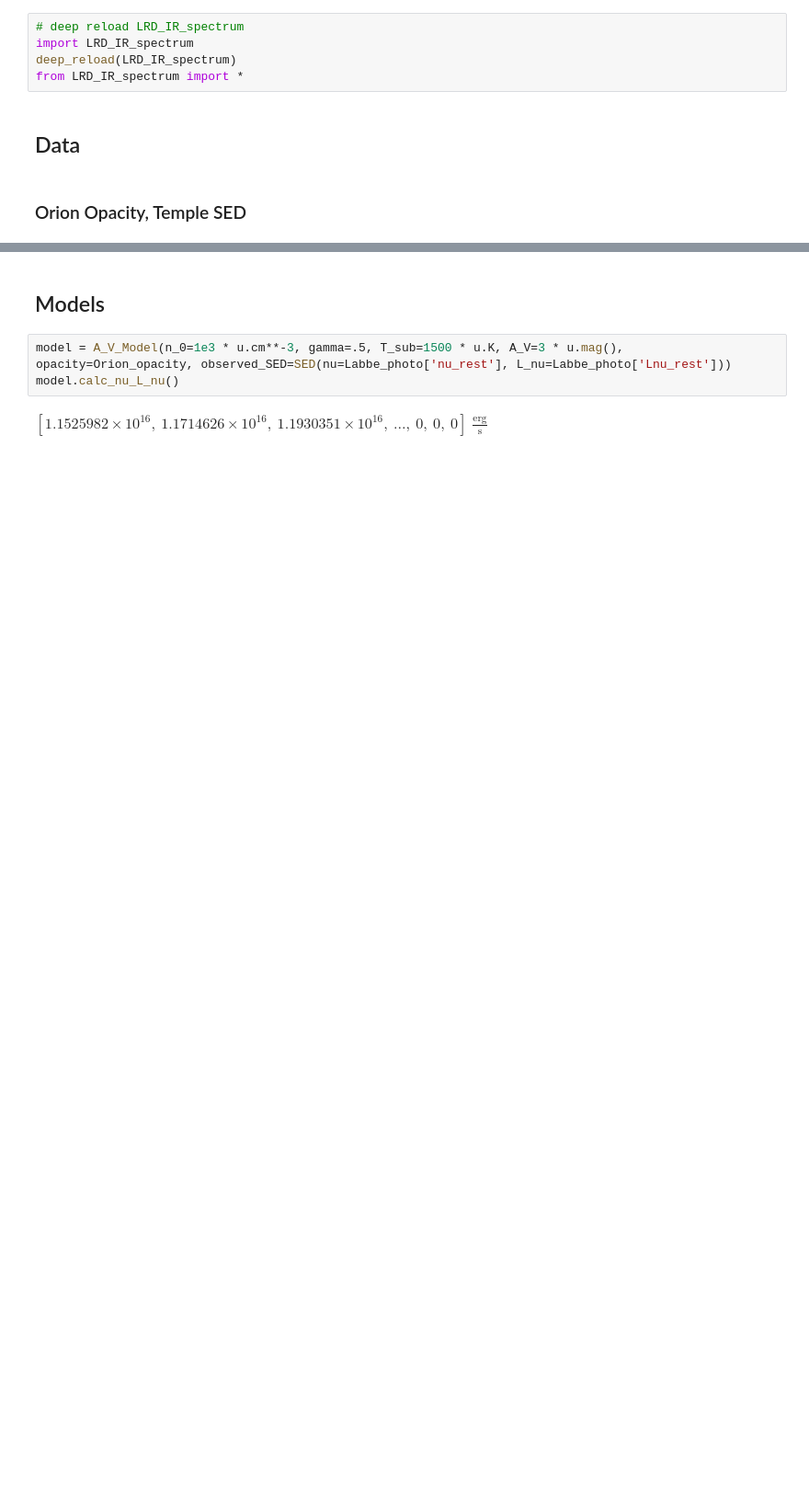
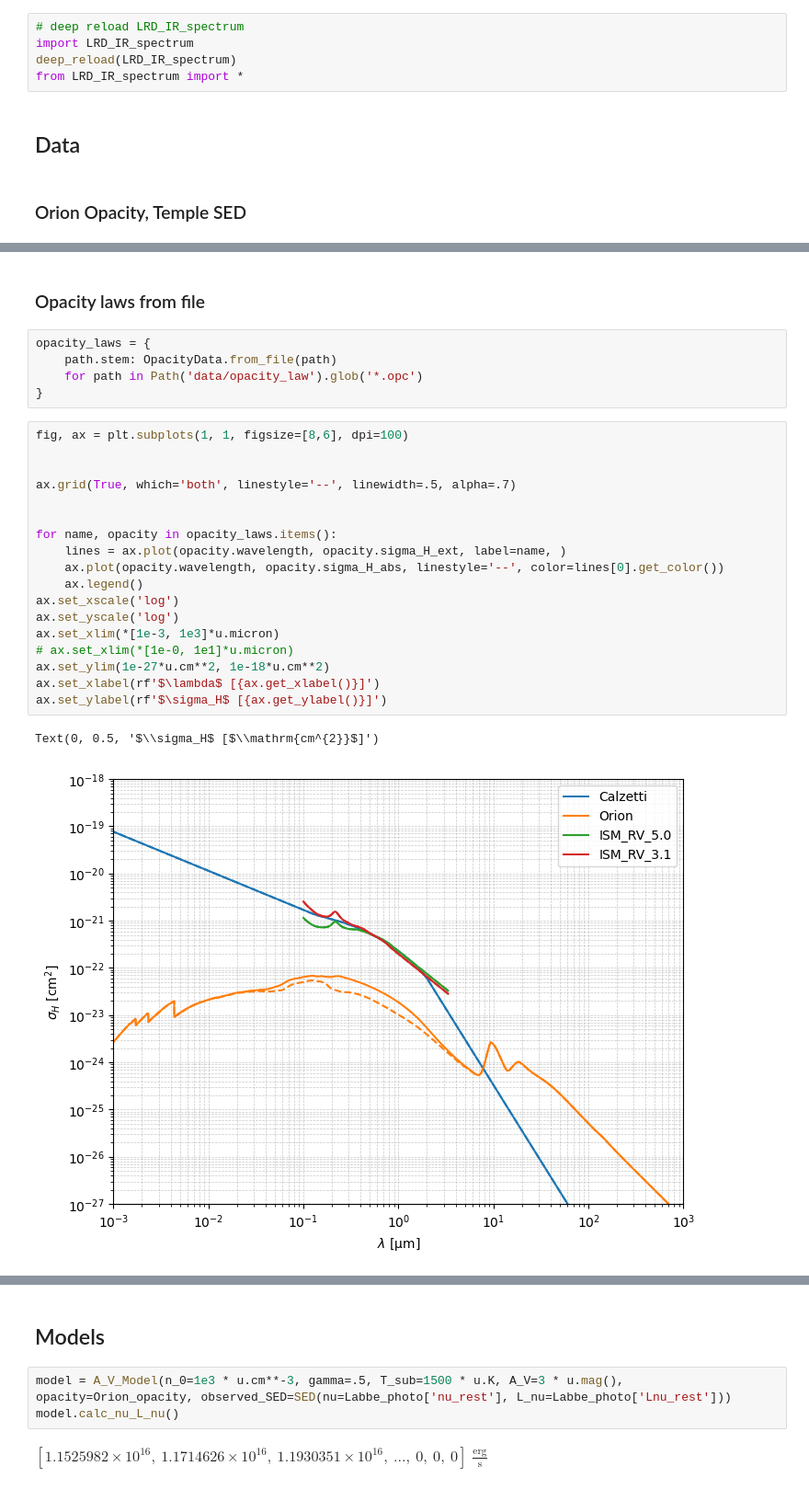
Before and after one commit to c-kj/LRD_dust_modeling, a Jupyter notebook: notebooks/处理 SED 和 opacity.ipynb, the cells around one changed output, grey strips where cells are left out. Shown at 92% size. Cells and saved outputs as stored; diff of their text form; blank space fills up the shorter version.

Commit message:
🗃️ data: 添加几个 opacity law 数据文件（Calzetti, ISM, Orion）
- 数据文件来自政融。但 Calzetti 和 ISM 都基于观测，波长范围较窄，没法用于远红外。
- 相应添加了 notebook 中的绘图

- 更新 TODOs

```diff
--- a/notebooks/处理 SED 和 opacity.ipynb
+++ b/notebooks/处理 SED 和 opacity.ipynb
@@ -86,0 +87,28 @@ ax.set_aspect(.5)
+# %% [markdown]
+### Opacity laws from file
+# %%
+opacity_laws = {
+    path.stem: OpacityData.from_file(path)
+    for path in Path('data/opacity_law').glob('*.opc')
+}
+# %%
+fig, ax = plt.subplots(1, 1, figsize=[8,6], dpi=100)
+
+
+ax.grid(True, which='both', linestyle='--', linewidth=.5, alpha=.7)
+
+
+for name, opacity in opacity_laws.items():
+    lines = ax.plot(opacity.wavelength, opacity.sigma_H_ext, label=name, )
+    ax.plot(opacity.wavelength, opacity.sigma_H_abs, linestyle='--', color=lines[0].get_color())
+    ax.legend()
+ax.set_xscale('log')
+ax.set_yscale('log')
+ax.set_xlim(*[1e-3, 1e3]*u.micron)
+# ax.set_xlim(*[1e-0, 1e1]*u.micron)
+ax.set_ylim(1e-27*u.cm**2, 1e-18*u.cm**2)
+ax.set_xlabel(rf'$\lambda$ [{ax.get_xlabel()}]')
+ax.set_ylabel(rf'$\sigma_H$ [{ax.get_ylabel()}]')
+# %% [output]
+Text(0, 0.5, '$\\sigma_H$ [$\\mathrm{cm^{2}}$]')
+[figure, added]
```
Also changed, not shown: parts of 14 cells of this notebook, 5 other files.
